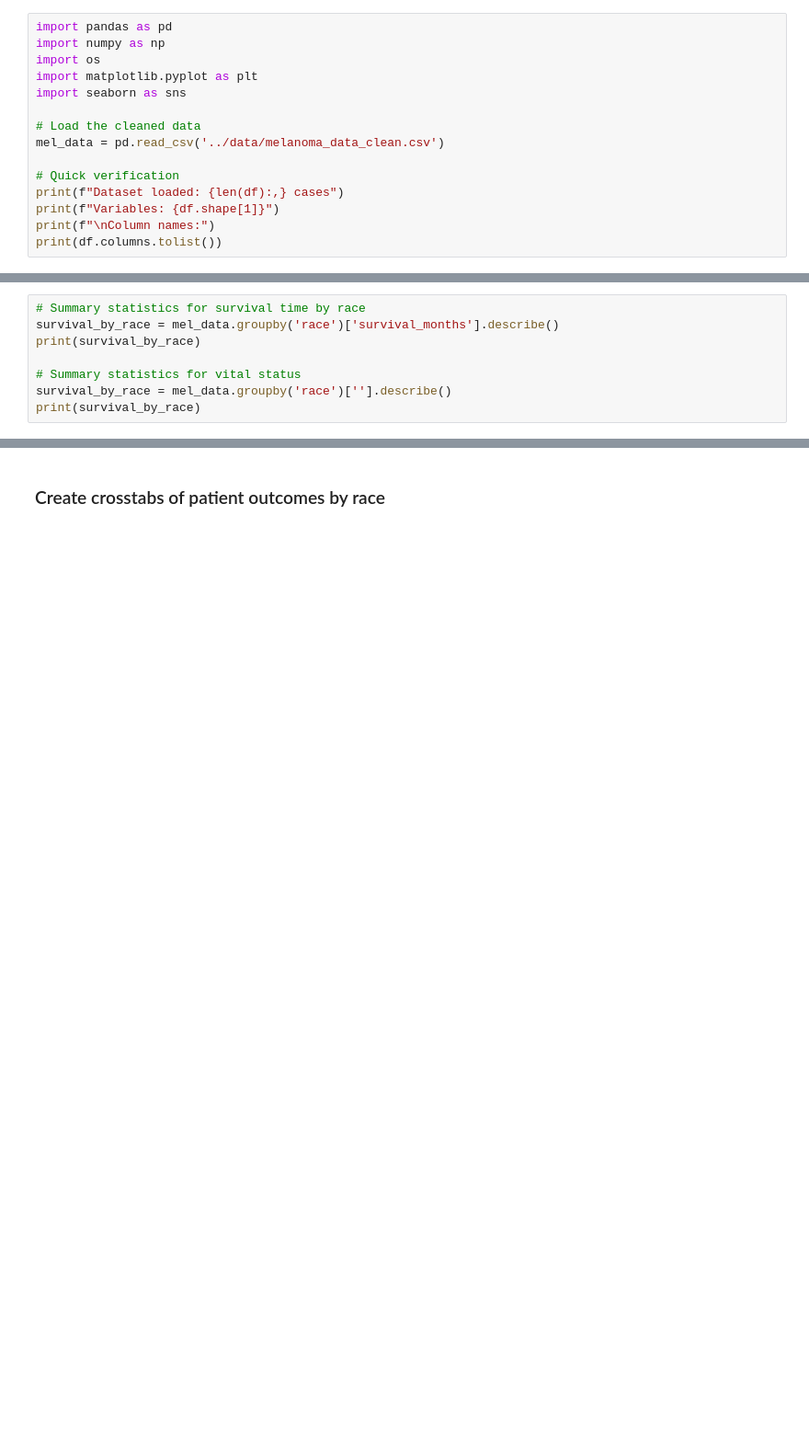
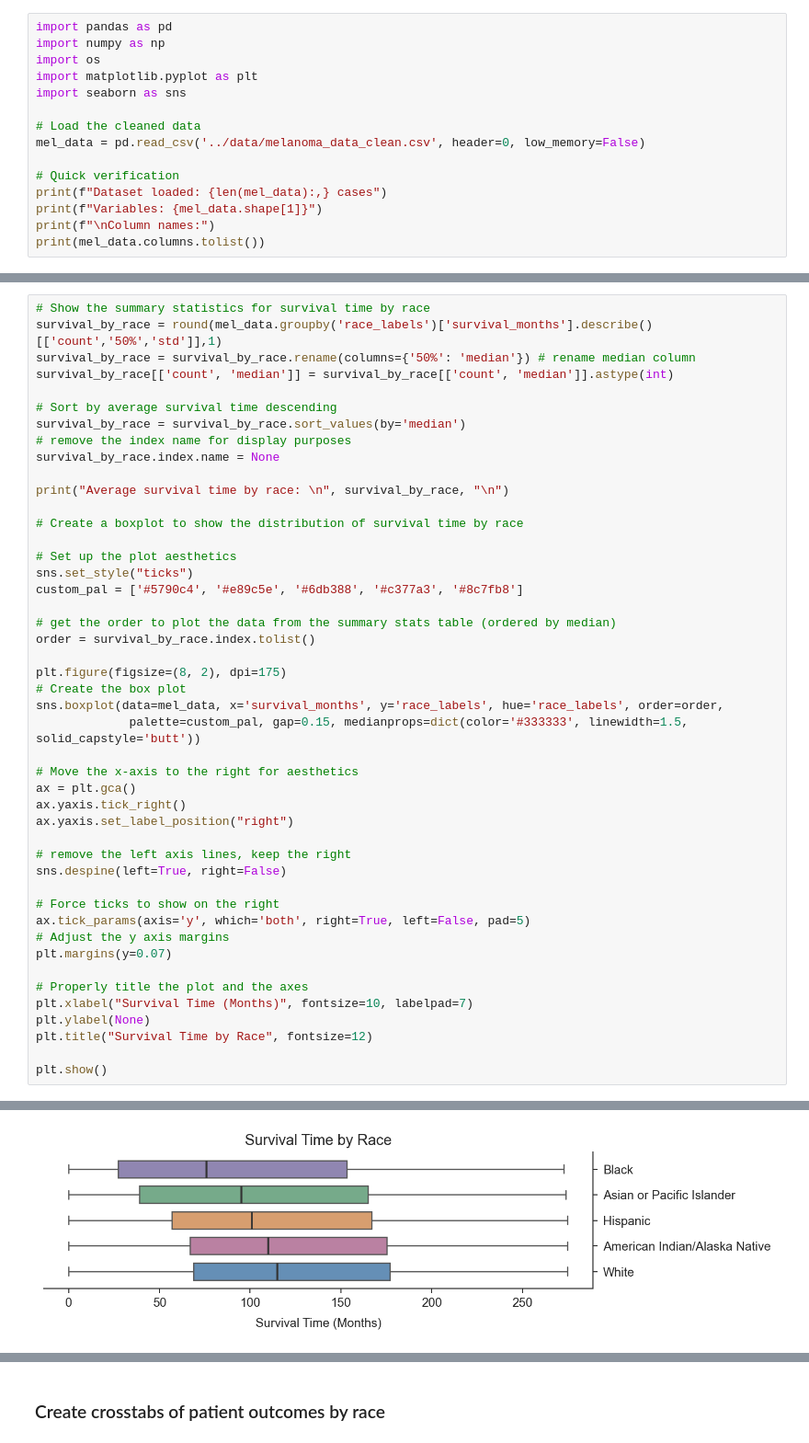
Before and after one commit to kpannoni/melanoma-project, a Jupyter notebook: notebooks/02_exploratory_analysis.ipynb, the cells around one changed output, grey strips where cells are left out. Shown at 92% size. Drawn from its saved outputs; the diff is of its cells as text; blank space fills up the shorter version.

Commit message:
Looking at survival time by race

```diff
--- a/notebooks/02_exploratory_analysis.ipynb
+++ b/notebooks/02_exploratory_analysis.ipynb
@@ -52,12 +52,12 @@ import matplotlib.pyplot as plt
 import seaborn as sns
 
 # Load the cleaned data
-mel_data = pd.read_csv('../data/melanoma_data_clean.csv')
+mel_data = pd.read_csv('../data/melanoma_data_clean.csv', header=0, low_memory=False)
 
 # Quick verification
-print(f"Dataset loaded: {len(df):,} cases")
-print(f"Variables: {df.shape[1]}")
+print(f"Dataset loaded: {len(mel_data):,} cases")
+print(f"Variables: {mel_data.shape[1]}")
 print(f"\nColumn names:")
-print(df.columns.tolist())
+print(mel_data.columns.tolist())
 # %% [output]
 Dataset loaded: 226,696 cases
@@ -70,10 +70,48 @@ Column names:
 Take a look at the distributions of survival time, cancer stage, and vital status to establish a baseline for disparities in patient outcomes.
 # %%
-# Summary statistics for survival time by race
-survival_by_race = mel_data.groupby('race')['survival_months'].describe()
-print(survival_by_race)
+# Show the summary statistics for survival time by race
+survival_by_race = round(mel_data.groupby('race_labels')['survival_months'].describe()[['count','50%','std']],1)
+survival_by_race = survival_by_race.rename(columns={'50%': 'median'}) # rename median column
+survival_by_race[['count', 'median']] = survival_by_race[['count', 'median']].astype(int)
 
-# Summary statistics for vital status
-survival_by_race = mel_data.groupby('race')[''].describe()
-print(survival_by_race)
+# Sort by average survival time descending
+survival_by_race = survival_by_race.sort_values(by='median')
+# remove the index name for display purposes
+survival_by_race.index.name = None
+
+print("Average survival time by race: \n", survival_by_race, "\n")
+
+# Create a boxplot to show the distribution of survival time by race
+
+# Set up the plot aesthetics
+sns.set_style("ticks")
+custom_pal = ['#5790c4', '#e89c5e', '#6db388', '#c377a3', '#8c7fb8']
+
+# get the order to plot the data from the summary stats table (ordered by median)
+order = survival_by_race.index.tolist()
+
+plt.figure(figsize=(8, 2), dpi=175)
+# Create the box plot
+sns.boxplot(data=mel_data, x='survival_months', y='race_labels', hue='race_labels', order=order,
+             palette=custom_pal, gap=0.15, medianprops=dict(color='#333333', linewidth=1.5, solid_capstyle='butt'))
+
+# Move the x-axis to the right for aesthetics
+ax = plt.gca()
+ax.yaxis.tick_right()
+ax.yaxis.set_label_position("right")
+
+# remove the left axis lines, keep the right
+sns.despine(left=True, right=False)
+
+# Force ticks to show on the right
+ax.tick_params(axis='y', which='both', right=True, left=False, pad=5)
+# Adjust the y axis margins
+plt.margins(y=0.07)
+
+# Properly title the plot and the axes
+plt.xlabel("Survival Time (Months)", fontsize=10, labelpad=7)
+plt.ylabel(None)
+plt.title("Survival Time by Race", fontsize=12)
+
+plt.show()
 # %% [output]
@@ -94,0 +125 @@ Non-Hispanic White                          0.0  69.0  115.0  177.0  275.0
+[figure, added]
```
Also changed, not shown: parts of 7 cells of this notebook.
